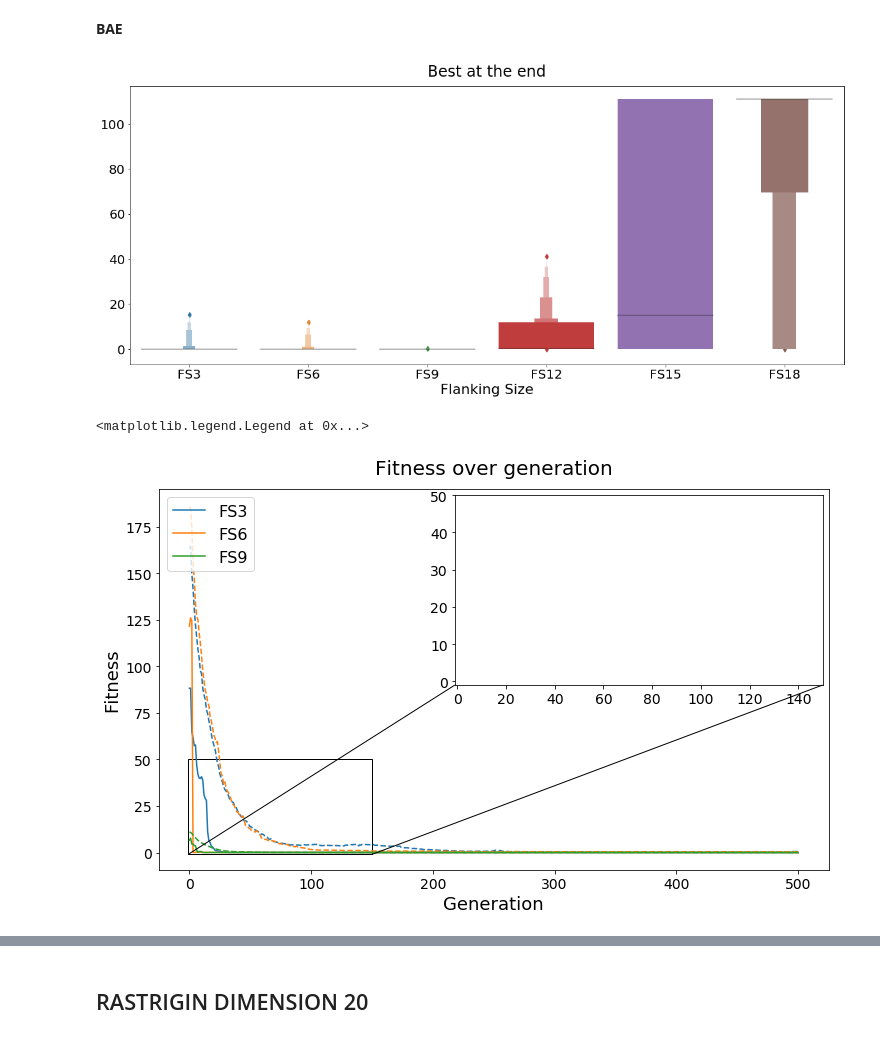
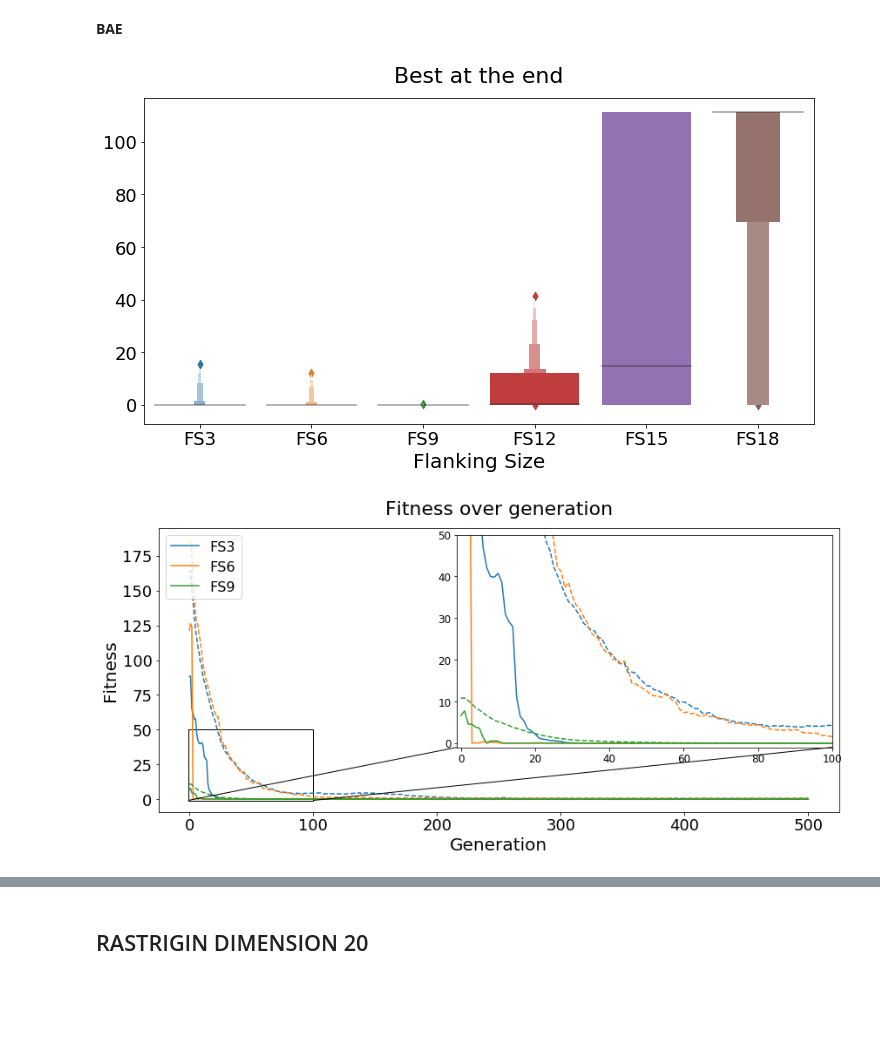
Before and after one commit to eleonoragatti44/Transposition-ECProject, a Jupyter notebook: analysis.ipynb, the cells around one changed output, grey strips where cells are left out. Cells and saved outputs as stored; diff of their text form; code cells hidden in the pictures; blank space fills up the shorter version.

Commit message:
added some plots

```diff
--- a/analysis.ipynb
+++ b/analysis.ipynb
@@ -6,18 +6,18 @@ from statistics import *
 import numpy as np
 import matplotlib.pylab as plt
 from mpl_toolkits.axes_grid1.inset_locator import zoomed_inset_axes, mark_inset
-from mpl_toolkits.axes_grid1.anchored_artists import AnchoredSizeBar
+#from mpl_toolkits.axes_grid1.anchored_artists import AnchoredSizeBar
 import pandas as pd
 import seaborn as sns
 import matplotlib as mpl
 
+
 # parameters for plots
-mpl.rcParams['figure.figsize'] = (20, 8)
-mpl.rcParams['axes.titlesize'] = 20
-mpl.rcParams['axes.labelsize'] = 18
-mpl.rcParams['legend.fontsize'] = 12
-mpl.rcParams['xtick.labelsize'] = 14
-mpl.rcParams['ytick.labelsize'] = 14
+mpl.rcParams['axes.titlesize'] = 22
+mpl.rcParams['axes.labelsize'] = 20
+mpl.rcParams['legend.fontsize'] = 16
+mpl.rcParams['xtick.labelsize'] = 18
+mpl.rcParams['ytick.labelsize'] = 18
 # %% [markdown]
 ---
 ---
@@ -82,63 +82,59 @@ p-value:  3.253294388381572e-23
 # %% [markdown]
 **BAE**
 # %%
-fs3_bea = get_data('Results/D12/rastrigin_transposition_3_bea.dat')
-fs6_bea = get_data('Results/D12/rastrigin_transposition_6_bea.dat')
-fs9_bea = get_data('Results/D12/rastrigin_transposition_9_bea.dat')
-fs12_bea = get_data('Results/D12/rastrigin_transposition_12_bea.dat')
-fs15_bea = get_data('Results/D12/rastrigin_transposition_15_bea.dat')
-fs18_bea = get_data('Results/D12/rastrigin_transposition_18_bea.dat')
-
-
-
+mpl.rcParams['figure.figsize'] = (12, 6)
 df = pd.DataFrame({'FS3':fs3_bea, 'FS6':fs6_bea, 'FS9':fs9_bea, 'FS12':fs12_bea, 'FS15':fs15_bea, 'FS18':fs18_bea})
 
 ax = sns.boxenplot(data=df)
 ax.set_title('Best at the end', pad=15)
 ax.set_xlabel('Flanking Size')
 
-plt.savefig('Figure/box_rastrigin_D12.pdf', dpi=700)
+plt.savefig('Figure/box_rastrigin_D12.pdf', dpi=400)
 # %% [output]
-[figure, old version]
+[figure, new version]
 # %%
-fig, ax = plt.subplots(figsize=(12,7))
+fs3 = get_data('Results/Rastrigin/D12/rastrigin_transposition_3.dat')
+fs6 = get_data('Results/Rastrigin/D12/rastrigin_transposition_6.dat')
+fs9 = get_data('Results/Rastrigin/D12/rastrigin_transposition_9.dat')
+fs12 = get_data('Results/Rastrigin/D12/rastrigin_transposition_12.dat')
+fs15 = get_data('Results/Rastrigin/D12/rastrigin_transposition_15.dat')
+fs18 = get_data('Results/Rastrigin/D12/rastrigin_transposition_18.dat')
+
+fig, ax = plt.subplots(figsize=(14,6))
+axins = zoomed_inset_axes(ax, zoom=3, loc=1)
+
 
 ax.plot(fs3[0], label='FS3', c='tab:blue')
 ax.plot(fs3[1], c='tab:blue', linestyle='dashed')
+axins.plot(fs3[0], label='FS3', c='tab:blue')
+axins.plot(fs3[1], c='tab:blue', linestyle='dashed')
 
 ax.plot(fs6[0], label='FS6', c='tab:orange')
 ax.plot(fs6[1], c='tab:orange', linestyle='dashed')
+axins.plot(fs6[0], label='FS6', c='tab:orange')
+axins.plot(fs6[1], c='tab:orange', linestyle='dashed')
 
 ax.plot(fs9[0], label='FS9', c='tab:green')
 ax.plot(fs9[1], c='tab:green', linestyle='dashed')
-
-'''
-ax.plot(fs12[0], label='FS12', c='tab:red')
-ax.plot(fs12[1], c='tab:red', linestyle='dashed')
-
-ax.plot(fs15[0], label='FS15', c='tab:purple')
-ax.plot(fs15[1], c='tab:purple', linestyle='dashed')
-
-ax.plot(fs18[0], label='FS18', c='tab:cyan')
-ax.plot(fs18[1], c='tab:cyan', linestyle='dashed')
-'''
+axins.plot(fs9[0], label='FS9', c='tab:green')
+axins.plot(fs9[1], c='tab:green', linestyle='dashed')
 
 # zoom
-x1, x2, y1, y2 = -1, 150, -1, 50
-axins = zoomed_inset_axes(ax, zoom=2, loc=1)
-#axins.plot(ax)
+
+x1, x2, y1, y2 = -1, 100, -1, 50
 axins.set_xlim(x1, x2)
 axins.set_ylim(y1, y2)
+axins.tick_params(axis='both', labelsize=12)
 mark_inset(ax, axins, loc1=3, loc2=4);
 
 ax.set_title('Fitness over generation', pad=15)
 ax.set_xlabel('Generation')
 ax.set_ylabel('Fitness')
+ax.legend(loc='upper left', fontsize=16)
 
-ax.legend(loc='upper left', fontsize=16)
+plt.savefig('Figure/fitness_rastrigin_D12.pdf', dpi=400)
 #plt.xlim(0,500)
 #plt.ylim(0,10)
 # %% [output]
-<matplotlib.legend.Legend at 0x...>
-[figure, old version]
+[figure, new version]
 # %%
```
Also changed, not shown: parts of 24 cells of this notebook, 50 other files.
